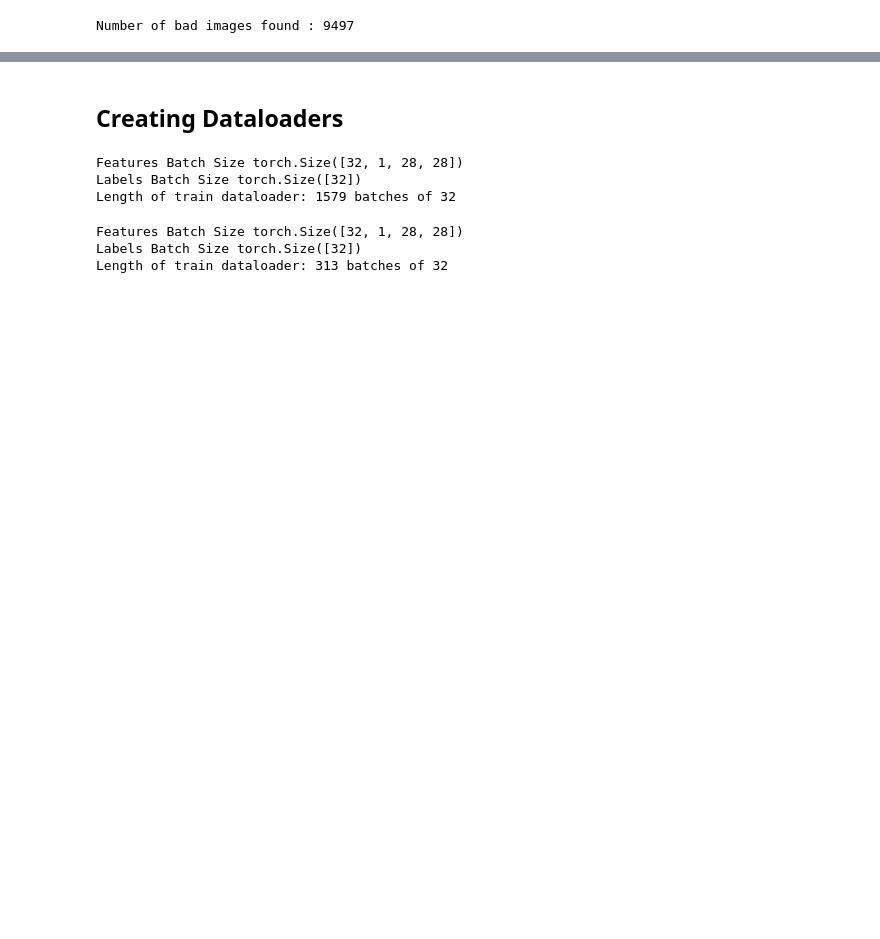
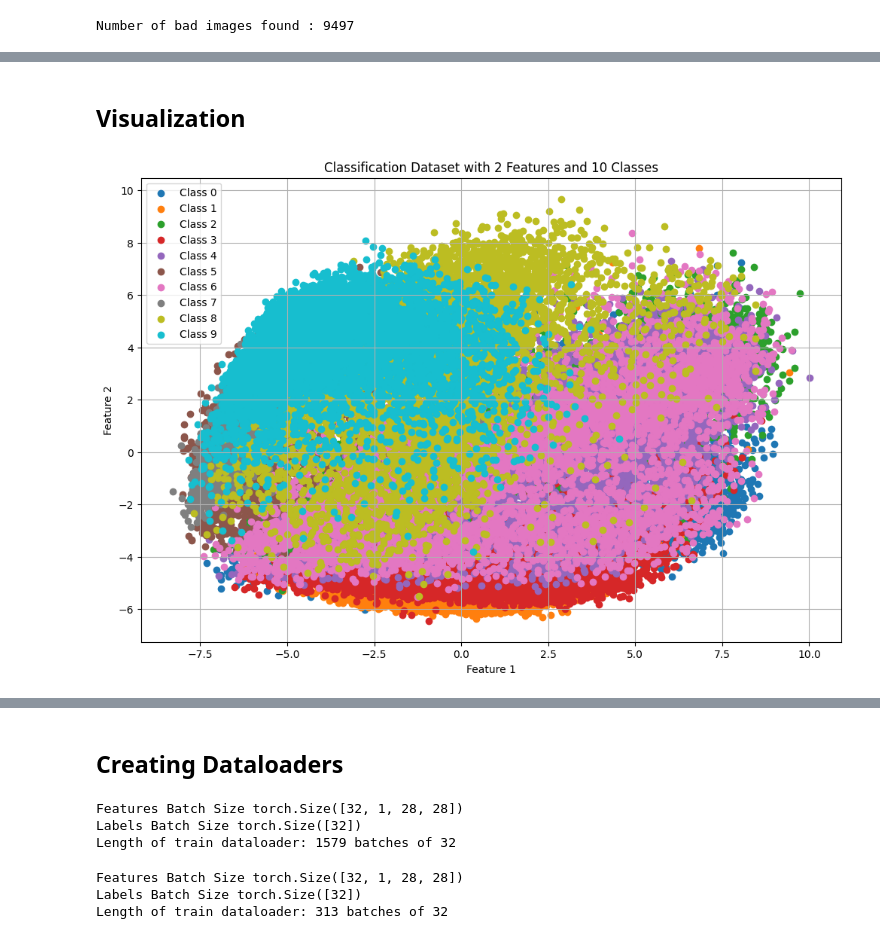
Before and after one commit to khetansarvesh/msml_602, a Jupyter notebook: image_classification_DL.ipynb, the cells around one changed output, grey strips where cells are left out. Cells and saved outputs as stored; diff of their text form; code cells hidden in the pictures; blank space fills up the shorter version.

```diff
--- a/image_classification_DL.ipynb
+++ b/image_classification_DL.ipynb
@@ -213,0 +317,6 @@ for counter, im, label in zip(range(len(train_images)), train_images, train_labe
+# %%
+# Calculating new no of features such that 85% of the information in the dataset is retained
+threshold = 0.85
+cumulative_variance = np.cumsum(pca.explained_variance_ratio_)
+n_components = np.argmax(cumulative_variance >= threshold) + 1
+print(n_components)
@@ -213,0 +327,5 @@ for counter, im, label in zip(range(len(train_images)), train_images, train_labe
+# %%
+# fitting PCA again to get those 195 features
+pca = PCA(n_components = n_components)
+X_train = pca.fit_transform(X_train)
+pd.DataFrame(X_train)
@@ -213,0 +348,25 @@ for counter, im, label in zip(range(len(train_images)), train_images, train_labe
+# %% [markdown]
+## Visualization
+# %%
+# creating 2d features to plot a diagram
+pca = PCA(n_components = 2)
+X_new_temp = pca.fit_transform(X_train)
+# %%
+dataset = pd.DataFrame(X_new_temp, columns=['Feature 1', 'Feature 2'])
+dataset['Label'] = reduced_train_labels
+# %%
+plt.figure(figsize=(12, 8))
+colors = plt.cm.tab10(np.linspace(0, 1, 10))  # Use a colormap to get distinct colors for each class
+
+for class_value in range(10):
+    subset = dataset[dataset['Label'] == class_value]
+    plt.scatter(subset['Feature 1'], subset['Feature 2'], label=f'Class {class_value}', color=colors[class_value])
+
+plt.title('Classification Dataset with 2 Features and 10 Classes')
+plt.xlabel('Feature 1')
+plt.ylabel('Feature 2')
+plt.legend()
+plt.grid(True)
+plt.show()
+# %% [output]
+[figure, added]
```
Also changed, not shown: parts of 64 cells of this notebook.
